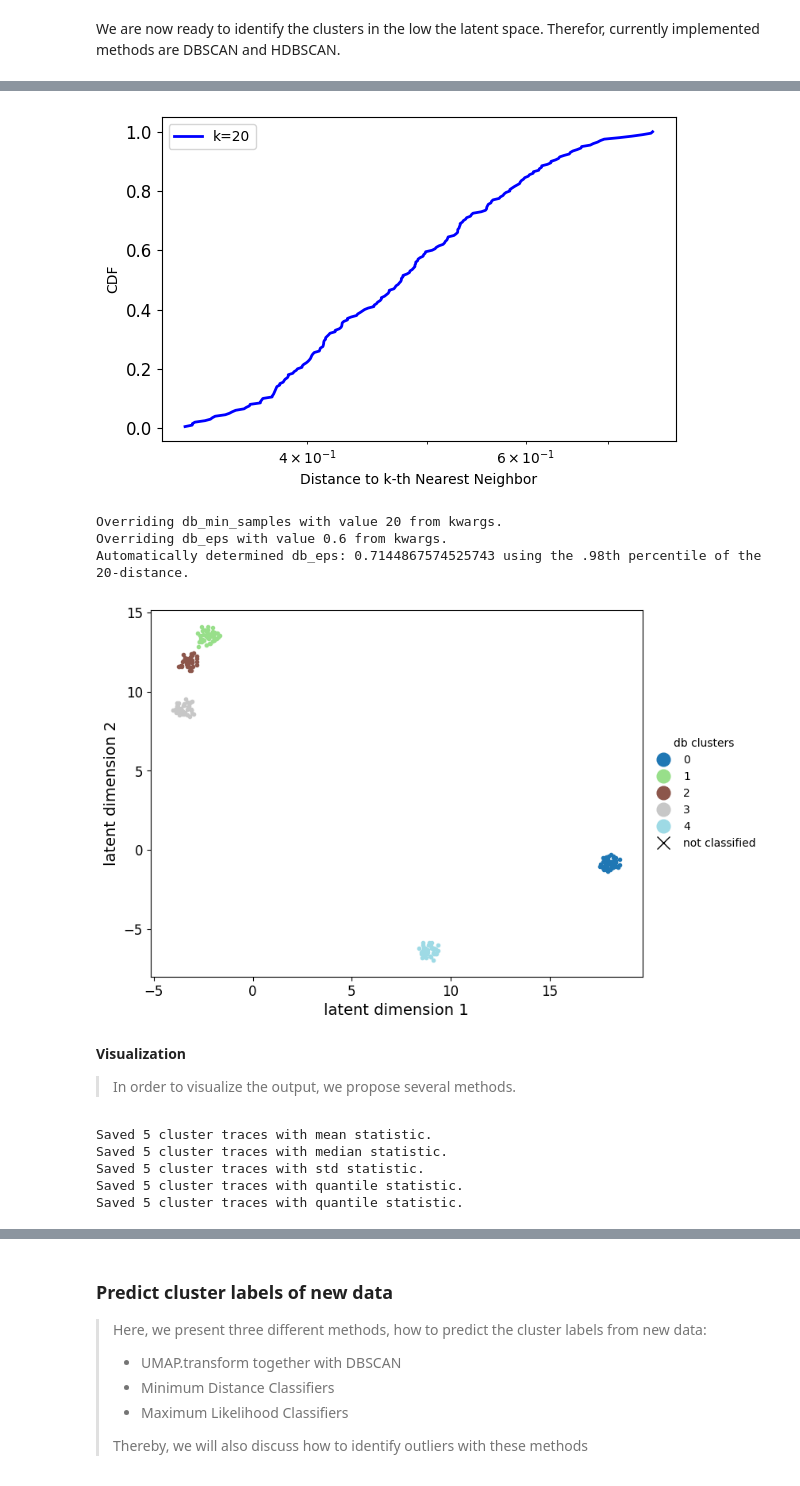
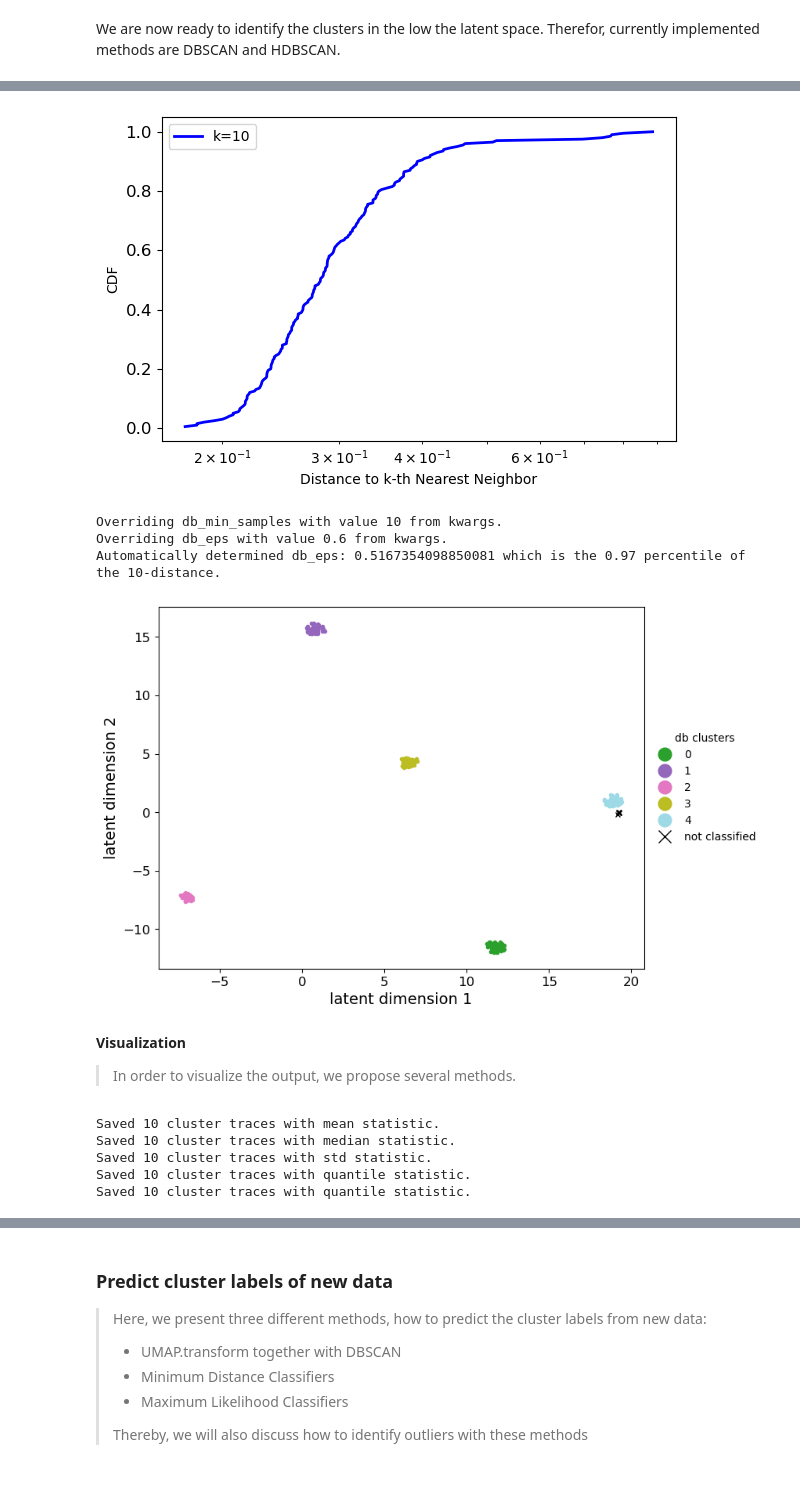
Before and after one commit to uhgtb/rm_classifier, a Jupyter notebook: tutorials/notebooks/01_umap_classifier.ipynb, the cells around one changed output, grey strips where cells are left out. Cells and saved outputs as stored; diff of their text form; code cells hidden in the pictures.

```diff
--- a/tutorials/notebooks/01_umap_classifier.ipynb
+++ b/tutorials/notebooks/01_umap_classifier.ipynb
@@ -146,18 +132,18 @@ Overriding db_eps with value 0.6 from kwargs.
 # %%
 # If the DBSCAN parameter eps is not clear in advance it can be manually determined by plotting the k-distance graph.
 # Suitable values for eps are at the upper "elbow" of the curve.
-fig, ax = u_clas.k_distance_plot(embeddings, k=20)
+fig, ax = u_clas.k_distance_plot(embeddings, k=10)
 # %% [output]
-[figure, old version]
+[figure, new version]
 # %%
 # it is also possible to automatically determine a suitable value for eps as the .98 quantile of the k-distances by setting auto_eps=True.
-db_clusters=u_clas.db_classify(embeddings, db_min_samples=20, db_eps=0.6, auto_eps=True)
+db_clusters=u_clas.db_classify(embeddings, db_min_samples=10, db_eps=0.6, auto_eps=True, cut_quantile=0.9)
 fig, ax = u_clas.plot_embedding(embeddings, labels=db_clusters, label_type='categorical', label_name="db clusters", alpha=1)
 # %% [output]
-Overriding db_min_samples with value 20 from kwargs.
+Overriding db_min_samples with value 10 from kwargs.
 Overriding db_eps with value 0.6 from kwargs.
-Automatically determined db_eps: 0.7144867574525743 using the .98th percentile of the 20-distance.
+Automatically determined db_eps: 0.5167354098850081 which is the 0.97 percentile of the 10-distance.
-[figure, old version]
+[figure, new version]
 # %% [markdown]
 **Visualization**
 > In order to visualize the output, we propose several methods.
@@ -169,11 +155,11 @@ u_clas.save_cluster_trace(prepared_data, db_clusters, trace_statistic="std")
 u_clas.save_cluster_trace(prepared_data, db_clusters, trace_statistic="quantile", q=0.1)
 u_clas.save_cluster_trace(prepared_data, db_clusters, trace_statistic="quantile", q=0.9)
 # %% [output]
-Saved 5 cluster traces with mean statistic.
-Saved 5 cluster traces with median statistic.
-Saved 5 cluster traces with std statistic.
-Saved 5 cluster traces with quantile statistic.
-Saved 5 cluster traces with quantile statistic.
+Saved 10 cluster traces with mean statistic.
+Saved 10 cluster traces with median statistic.
+Saved 10 cluster traces with std statistic.
+Saved 10 cluster traces with quantile statistic.
+Saved 10 cluster traces with quantile statistic.
 # %%
 # This plot style can show the mean, medians, std and quantiles of a cluster.
 fig, ax = u_clas.plot_spectra(0, q=0.1, sigma=1)
```
Also changed, not shown: parts of 20 cells of this notebook, 3 other files.
